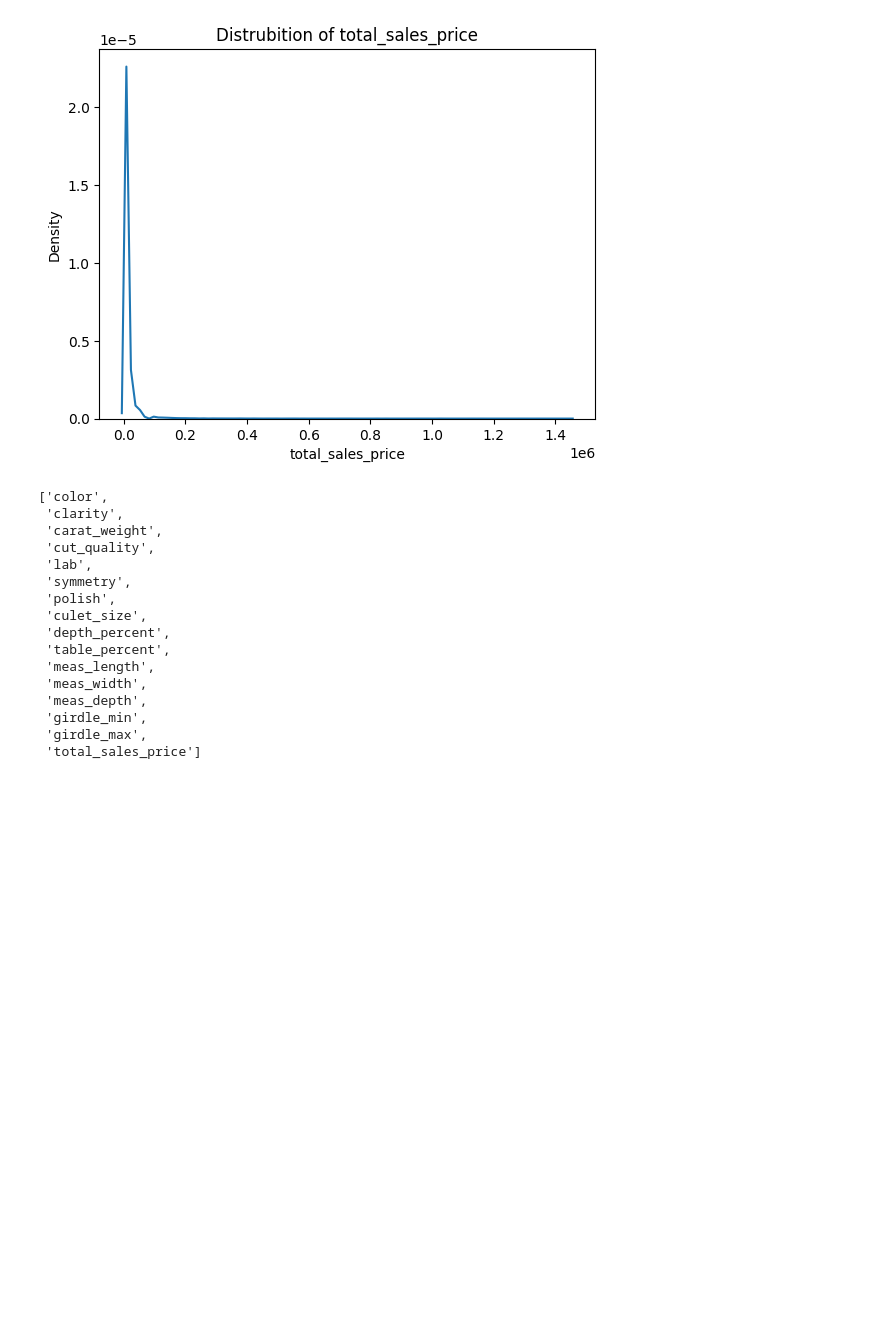
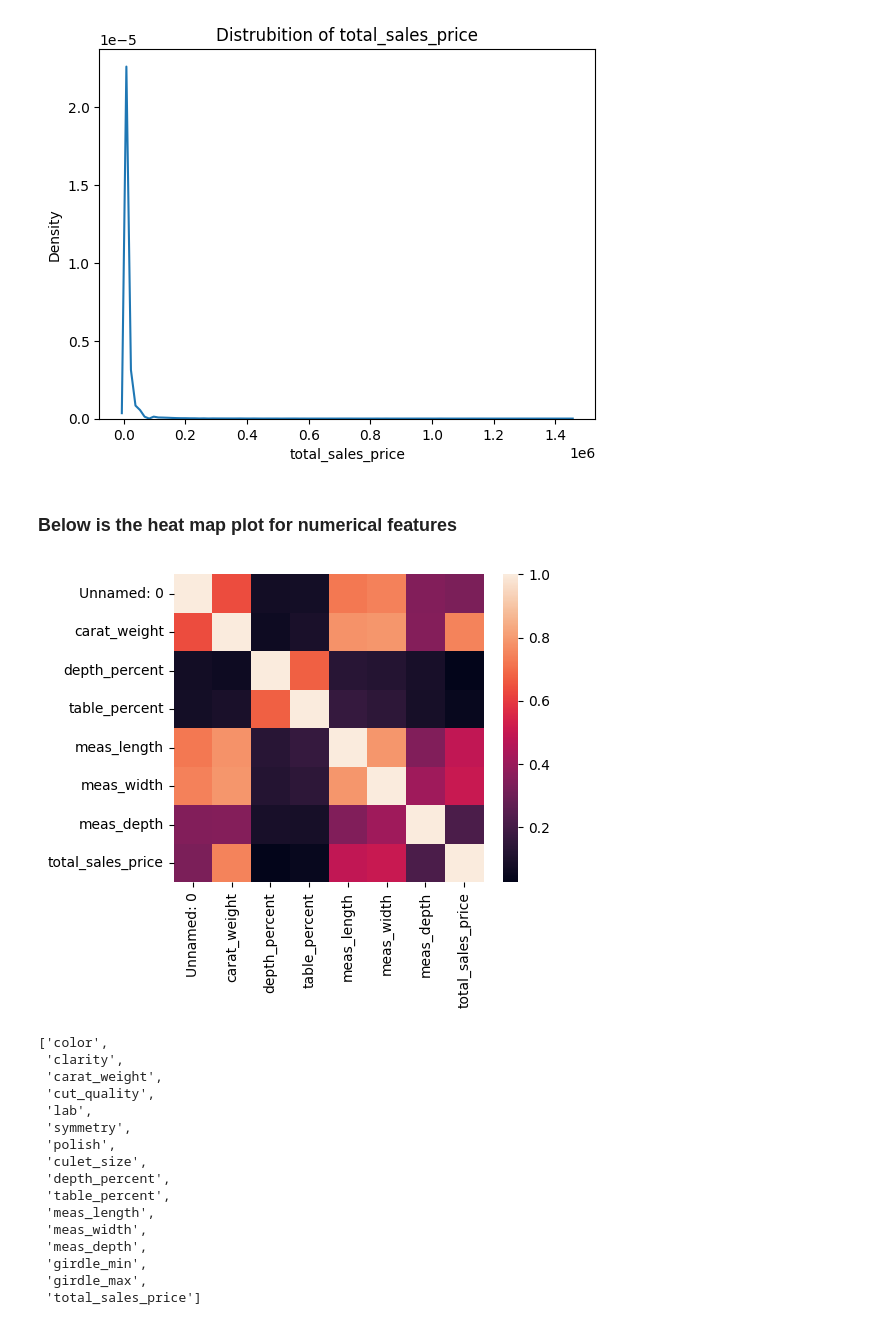
Before and after one commit to Virajprajapati22/Data-Mining-Project1, a Jupyter notebook: IDM_Project_1_202311023.ipynb, the cells around one changed output. Drawn from its saved outputs; the diff is of its cells as text; code cells hidden in the pictures; blank space fills up the shorter version.

```diff
--- a/IDM_Project_1_202311023.ipynb
+++ b/IDM_Project_1_202311023.ipynb
@@ -234,6 +234,14 @@ plt.show()
 [figure]
 [figure]
 [figure]
+# %% [markdown]
+### Below is the heat map plot for numerical features
+# %%
+plt.figure(figsize=(5,4))
+sns.heatmap(df.corr())
+plt.show()
+# %% [output]
+[figure, added]
 # %%
 x =['color', 'clarity', 'carat_weight', 'cut_quality', 'symmetry', 'polish',
        'culet_size', 'depth_percent', 'table_percent', 'meas_length',
```
Also changed, not shown: parts of 24 cells of this notebook.
